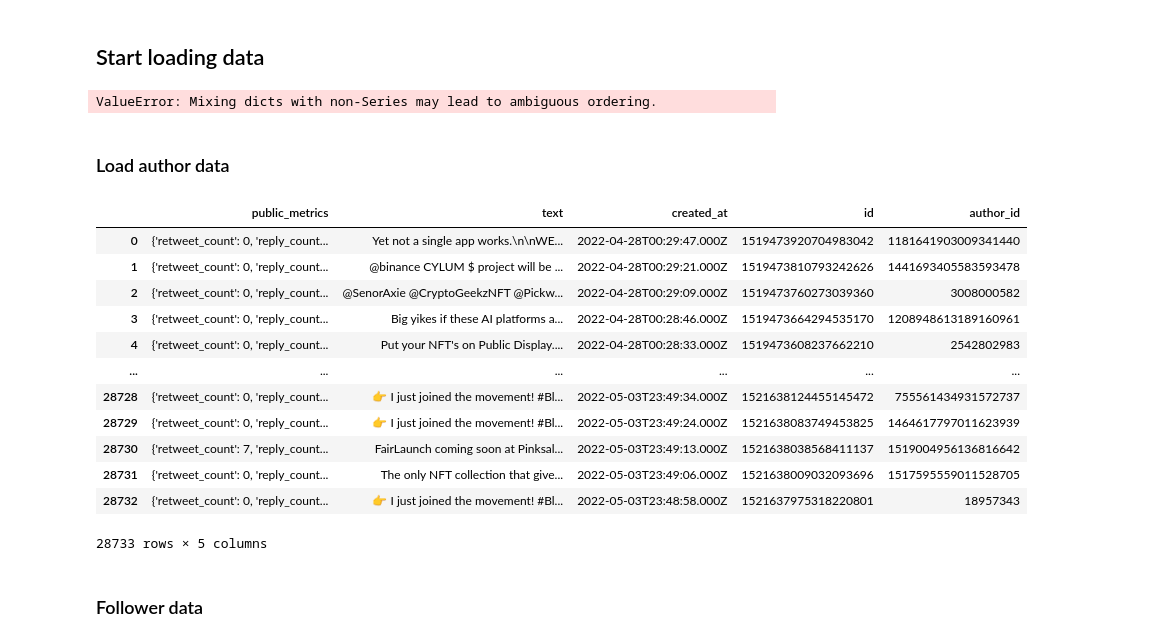
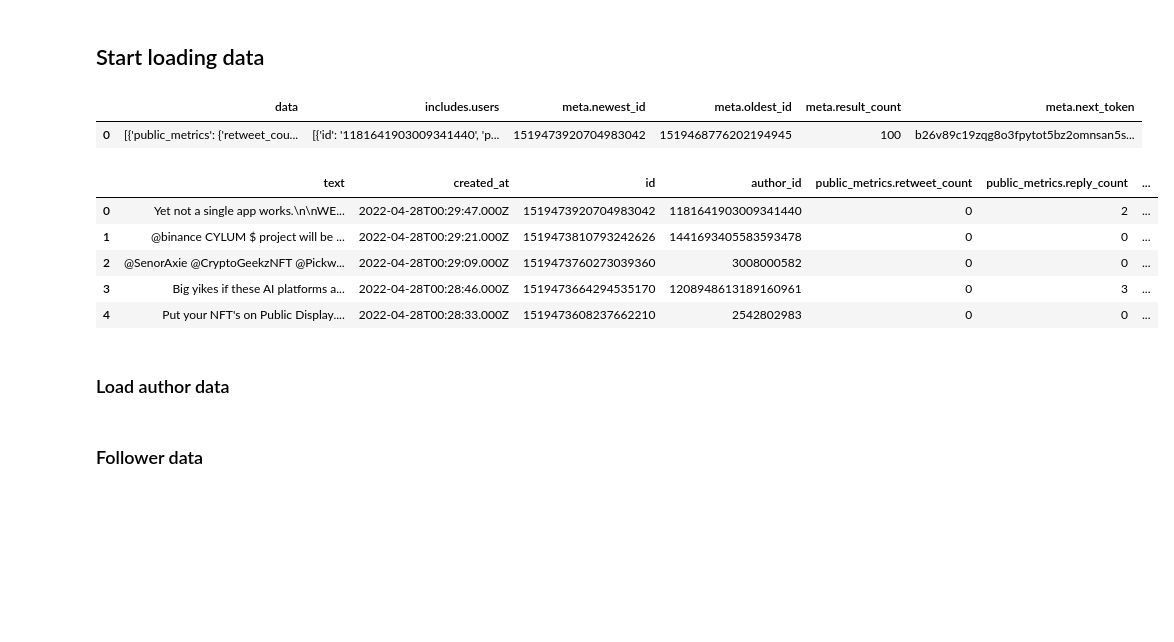
Before and after one commit to NicoleeC/BAD_CS294-196_FinalProject, a Jupyter notebook: Data_preprocessing.ipynb, the cells around one changed output. Saved outputs shown, nothing was run; the diff lists cells and outputs as text; code cells hidden in the pictures; blank space fills up the shorter version.

```diff
--- a/Data_preprocessing.ipynb
+++ b/Data_preprocessing.ipynb
@@ -28,31 +28,24 @@ sns.set()
 ## Start loading data
 # %%
 data = json.load(open('dataset/nft_tweets.json'))
+data_overview = pd.json_normalize(data)
+data_overview.head()
+# %% [output]
+|  | data | includes.users | meta.newest_id | meta.oldest_id | meta.result_count | meta.next_token |
+| 0 | [{'public_metrics': {'retweet_cou... | [{'id': '1181641903009341440', 'p... | 1519473920704983042 | 1519468776202194945 | 100 | b26v89c19zqg8o3fpytot5bz2omnsan5s... |
-# %%
-df = pd.read_json('dataset/nft_tweets.json')
-# %% [output]
-ValueError: Mixing dicts with non-Series may lead to ambiguous ordering.
+# %%
+author_data = pd.json_normalize(data,record_path = ['data'])
+author_data.drop(columns=['geo.place_id','geo.coordinates.type','geo.coordinates.coordinates'],inplace=True)
+author_data.head()
+# %% [output]
+|  | text | created_at | id | author_id | public_metrics.retweet_count | public_metrics.reply_count | ... |
+| 0 | Yet not a single app works.\n\nWE... | 2022-04-28T00:29:47.000Z | 1519473920704983042 | 1181641903009341440 | 0 | 2 | ... |
+| 1 | @binance CYLUM $ project will be ... | 2022-04-28T00:29:21.000Z | 1519473810793242626 | 1441693405583593478 | 0 | 0 | ... |
+| 2 | @SenorAxie @CryptoGeekzNFT @Pickw... | 2022-04-28T00:29:09.000Z | 1519473760273039360 | 3008000582 | 0 | 0 | ... |
+| 3 | Big yikes if these AI platforms a... | 2022-04-28T00:28:46.000Z | 1519473664294535170 | 1208948613189160961 | 0 | 3 | ... |
+| 4 | Put your NFT's on Public Display.... | 2022-04-28T00:28:33.000Z | 1519473608237662210 | 2542802983 | 0 | 0 | ... |
 # %% [markdown]
 ### Load author data
-# %%
-author_data = pd.DataFrame(data["data"])
-author_data.groupby("author_id")
-author_data = author_data.drop(columns="geo")
-author_data
-# %% [output]
-|  | public_metrics | text | created_at | id | author_id |
-| 0 | {'retweet_count': 0, 'reply_count... | Yet not a single app works.\n\nWE... | 2022-04-28T00:29:47.000Z | 1519473920704983042 | 1181641903009341440 |
-| 1 | {'retweet_count': 0, 'reply_count... | @binance CYLUM $ project will be ... | 2022-04-28T00:29:21.000Z | 1519473810793242626 | 1441693405583593478 |
-| 2 | {'retweet_count': 0, 'reply_count... | @SenorAxie @CryptoGeekzNFT @Pickw... | 2022-04-28T00:29:09.000Z | 1519473760273039360 | 3008000582 |
-| 3 | {'retweet_count': 0, 'reply_count... | Big yikes if these AI platforms a... | 2022-04-28T00:28:46.000Z | 1519473664294535170 | 1208948613189160961 |
-| 4 | {'retweet_count': 0, 'reply_count... | Put your NFT's on Public Display.... | 2022-04-28T00:28:33.000Z | 1519473608237662210 | 2542802983 |
-| ... | ... | ... | ... | ... | ... |
-| 28728 | {'retweet_count': 0, 'reply_count... | 👉 I just joined the movement! #Bl... | 2022-05-03T23:49:34.000Z | 1521638124455145472 | 755561434931572737 |
-| 28729 | {'retweet_count': 0, 'reply_count... | 👉 I just joined the movement! #Bl... | 2022-05-03T23:49:24.000Z | 1521638083749453825 | 1464617797011623939 |
-| 28730 | {'retweet_count': 7, 'reply_count... | FairLaunch coming soon at Pinksal... | 2022-05-03T23:49:13.000Z | 1521638038568411137 | 1519004956136816642 |
-| 28731 | {'retweet_count': 0, 'reply_count... | The only NFT collection that give... | 2022-05-03T23:49:06.000Z | 1521638009032093696 | 1517595559011528705 |
-| 28732 | {'retweet_count': 0, 'reply_count... | 👉 I just joined the movement! #Bl... | 2022-05-03T23:48:58.000Z | 1521637975318220801 | 18957343 |
-28733 rows × 5 columns
 # %% [markdown]
 ### Follower data
 # %%
```
Also changed, not shown: parts of 2 cells of this notebook.
